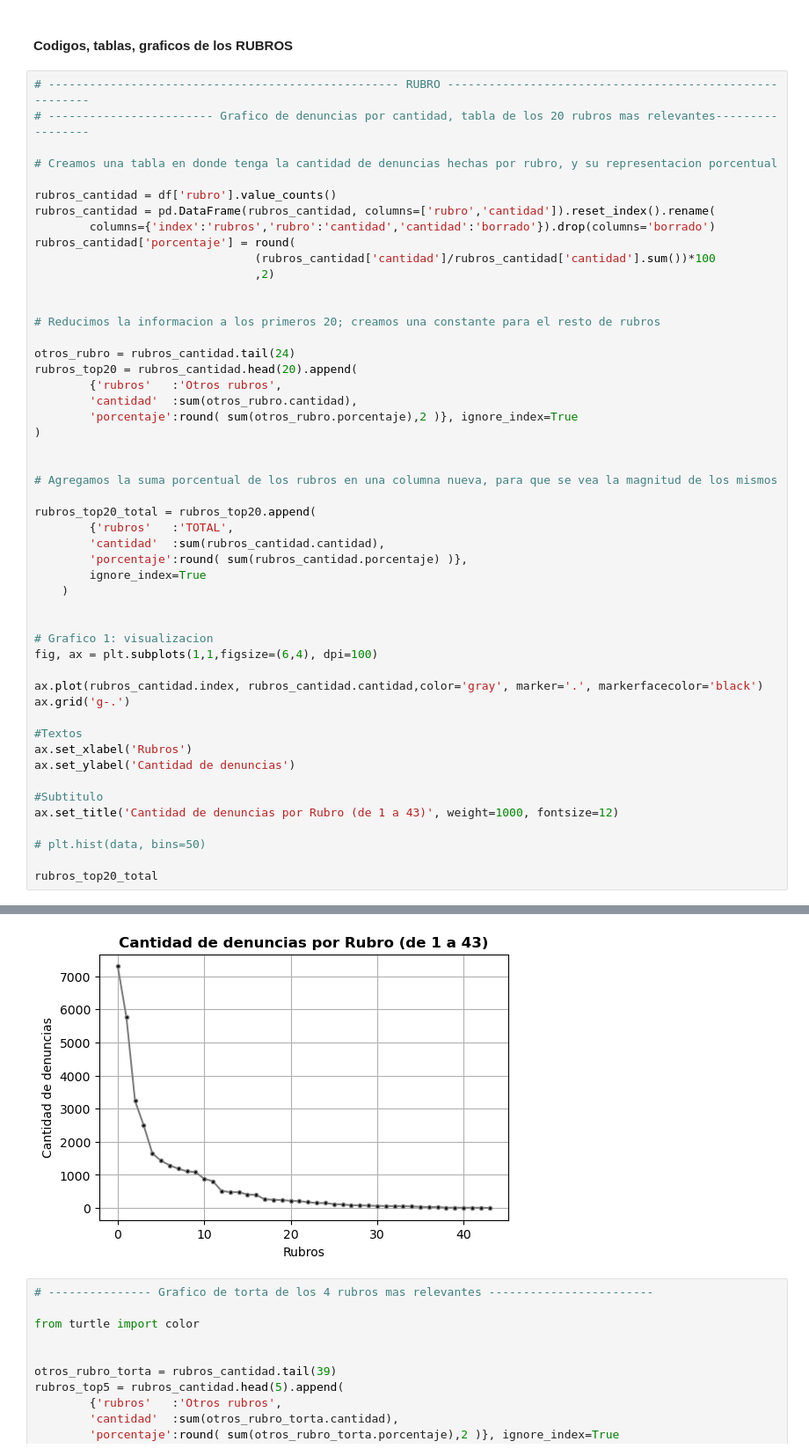
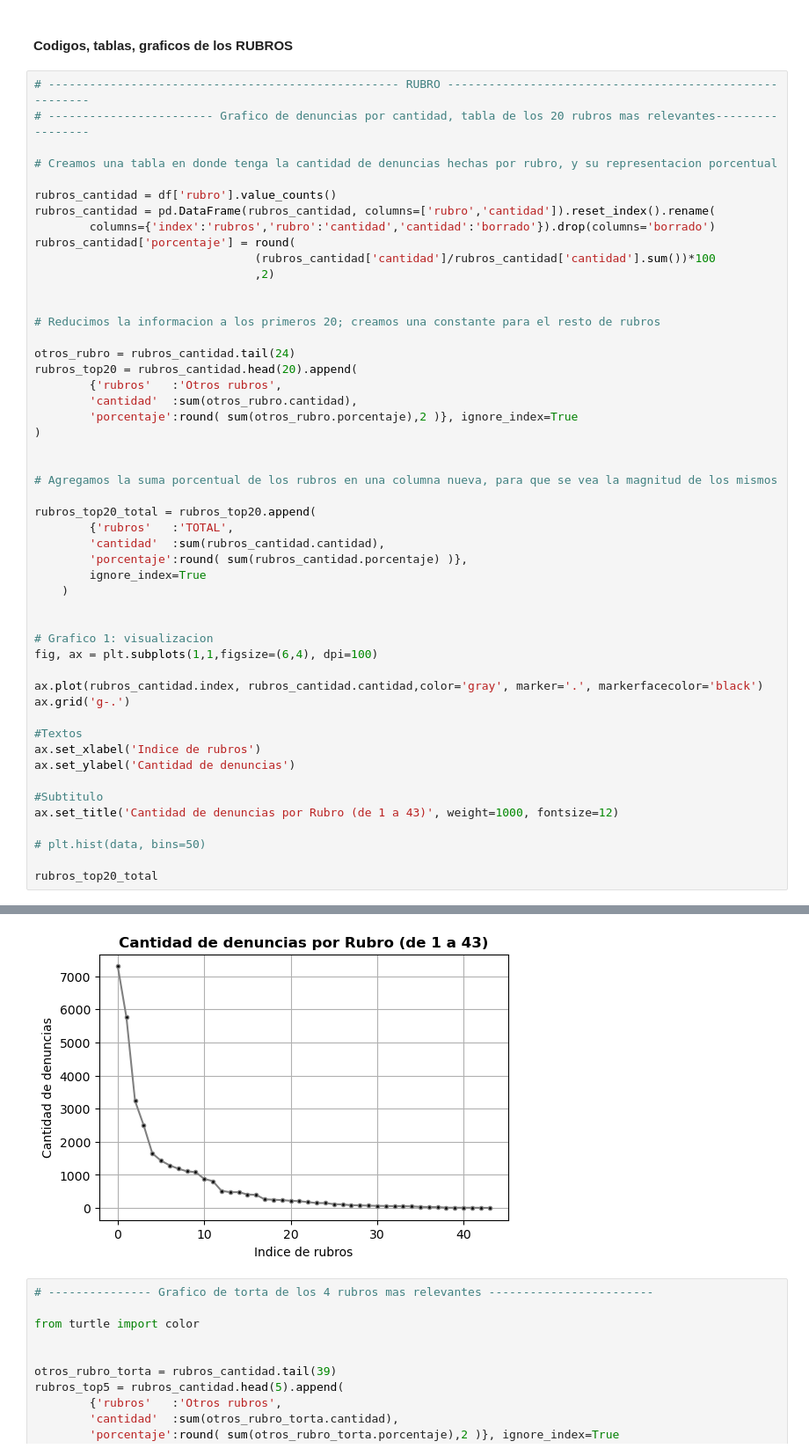
Before and after one commit to romenter/analisis-denuncias-sc, a Jupyter notebook: main.ipynb, the cells around one changed output, grey strips where cells are left out. Shown at 88% size. Saved outputs shown, nothing was run; the diff lists cells and outputs as text.

```diff
--- a/main.ipynb
+++ b/main.ipynb
@@ -216,35 +213,35 @@ fig, ax = plt.subplots(1,1,figsize=(6,4), dpi=100)
 ax.plot(rubros_cantidad.index, rubros_cantidad.cantidad,color='gray', marker='.', markerfacecolor='black')
 ax.grid('g-.')
 
 #Textos
-ax.set_xlabel('Rubros')
+ax.set_xlabel('Indice de rubros')
 ax.set_ylabel('Cantidad de denuncias')
 
 #Subtitulo
 ax.set_title('Cantidad de denuncias por Rubro (de 1 a 43)', weight=1000, fontsize=12)
 
 # plt.hist(data, bins=50)
 
 rubros_top20_total
 # %% [output]
 |  | rubros | cantidad | porcentaje |
 | 0 | Servicios de comunicaciones | 7297 | 22.08 |
 | 1 | Servicios financieros (tarjetas d... | 5764 | 17.44 |
 | 2 | Electrodomesticos y artefactos pa... | 3234 | 9.79 |
 | 3 | Textil, calzado y marroquineria | 2497 | 7.56 |
 | 4 | Muebles | 1649 | 4.99 |
 | 5 | Servicios turisticos hoteles, hos... | 1430 | 4.33 |
 | 6 | Telefonia y redes | 1289 | 3.90 |
 | 7 | Rodados, automotores y embarcaciones | 1187 | 3.59 |
 | 8 | Informatica | 1109 | 3.36 |
 | 9 | Alimentos y bebidas | 1084 | 3.28 |
 | ... | ... | ... | ... |
 | 17 | Servicios de construccion para el... | 262 | 0.79 |
 | 18 | Servicios publicos domiciliarios | 251 | 0.76 |
 | 19 | Electronica | 239 | 0.72 |
 | 20 | Otros rubros | 1786 | 5.37 |
 | 21 | TOTAL | 33050 | 100.00 |
-[figure, old version]
+[figure, new version]
 # %%
 # --------------- Grafico de torta de los 4 rubros mas relevantes ------------------------
 
```
Also changed, not shown: parts of 3 cells of this notebook.
